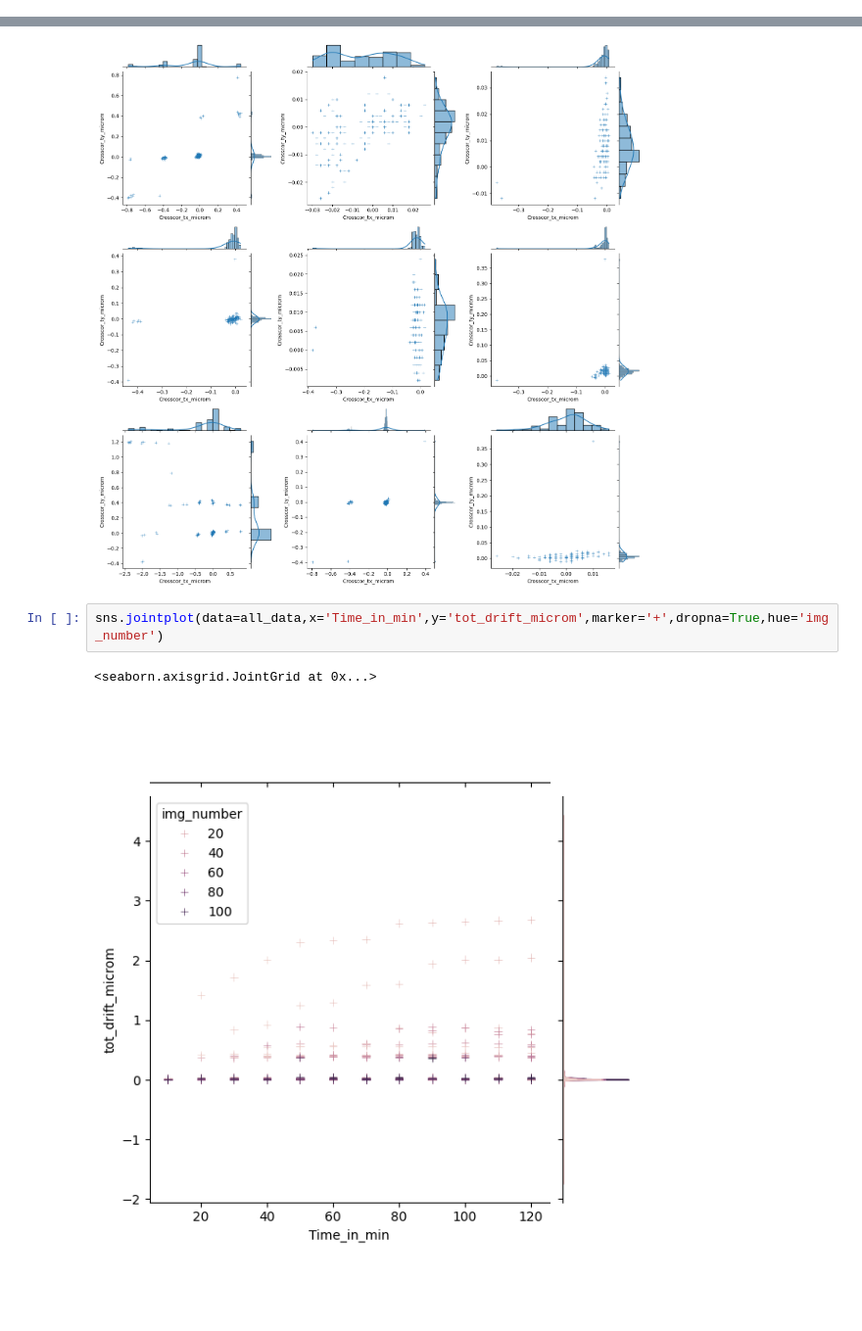
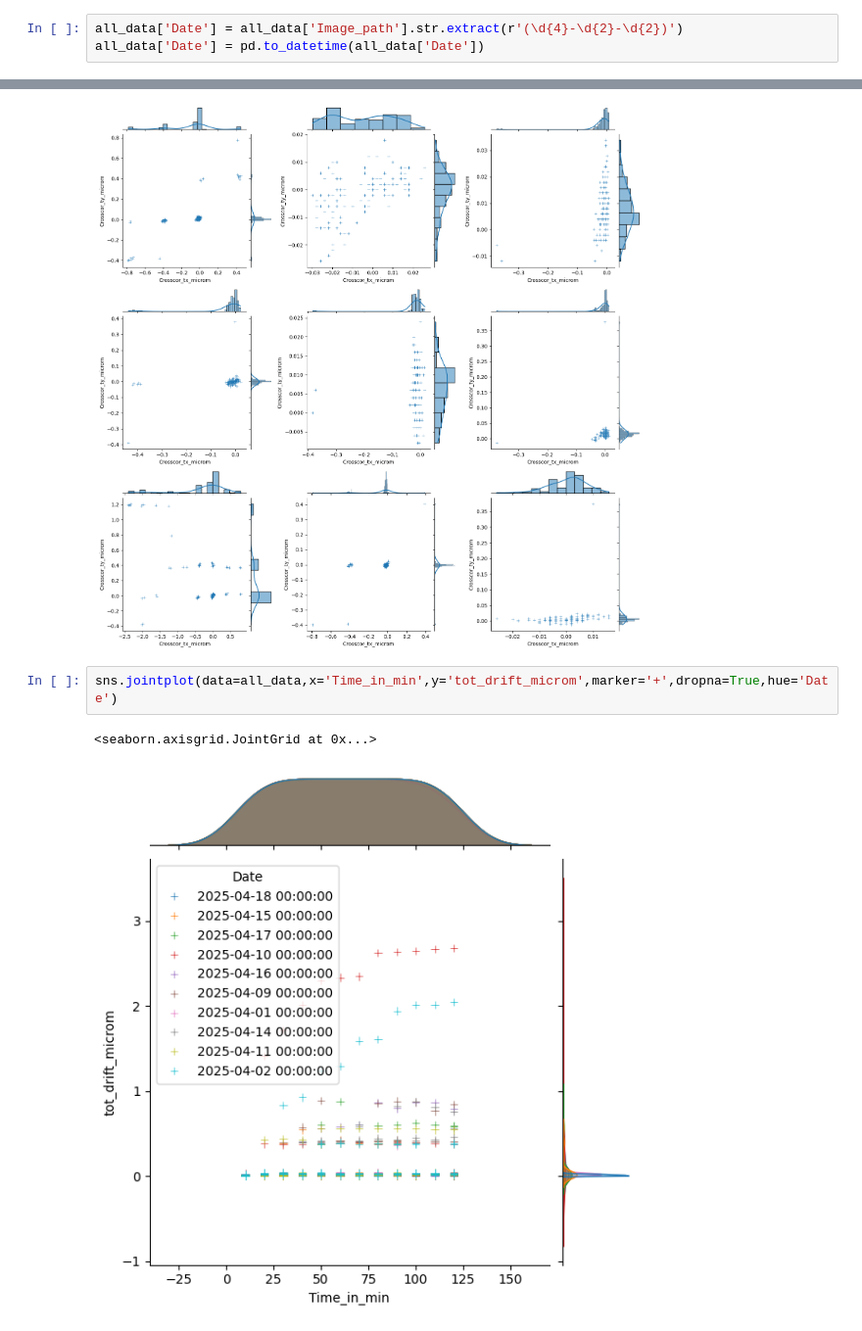
Before and after one commit to Open-2-Photon-Microscope/OF-larger-delta-stage, a Jupyter notebook: code/S5_Notebook.ipynb, the cells around one changed output, grey strips where cells are left out. Shown: that part at 98% size. Saved outputs shown, nothing was run; the diff lists cells and outputs as text; blank space fills up the shorter version.

```diff
--- a/code/S5_Notebook.ipynb
+++ b/code/S5_Notebook.ipynb
@@ -224,3 +222,6 @@ KeyError: "['Unnamed: 0.1'] not found in axis"
+# %%
+all_data['Date'] = all_data['Image_path'].str.extract(r'(\d{4}-\d{2}-\d{2})')
+all_data['Date'] = pd.to_datetime(all_data['Date'])
 # %%
 all_data.to_csv(f'{directory}/all_drift_data.csv',index=False)
 # %%
@@ -255,7 +256,7 @@ gs.tight_layout(fig)
 # %% [output]
 [figure]
 # %%
-sns.jointplot(data=all_data,x='Time_in_min',y='tot_drift_microm',marker='+',dropna=True,hue='img_number')
+sns.jointplot(data=all_data,x='Time_in_min',y='tot_drift_microm',marker='+',dropna=True,hue='Date')
 # %% [output]
 <seaborn.axisgrid.JointGrid at 0x...>
-[figure, old version]
+[figure, new version]
```
Also changed, not shown: parts of 4 cells of this notebook, 2 other files.
